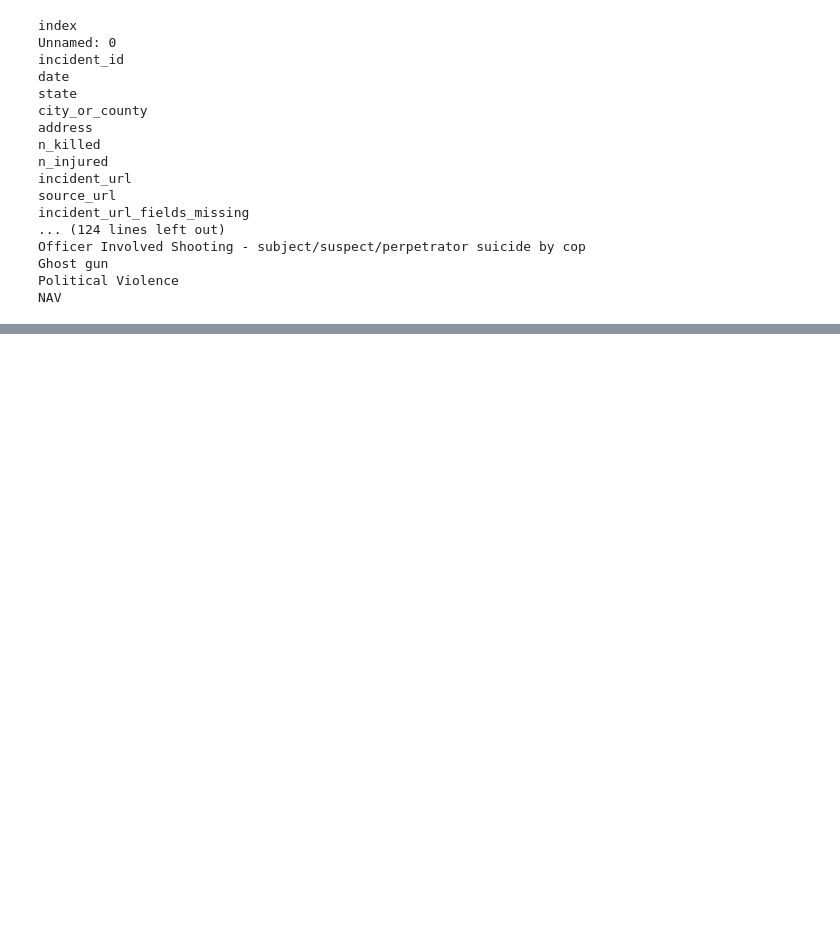
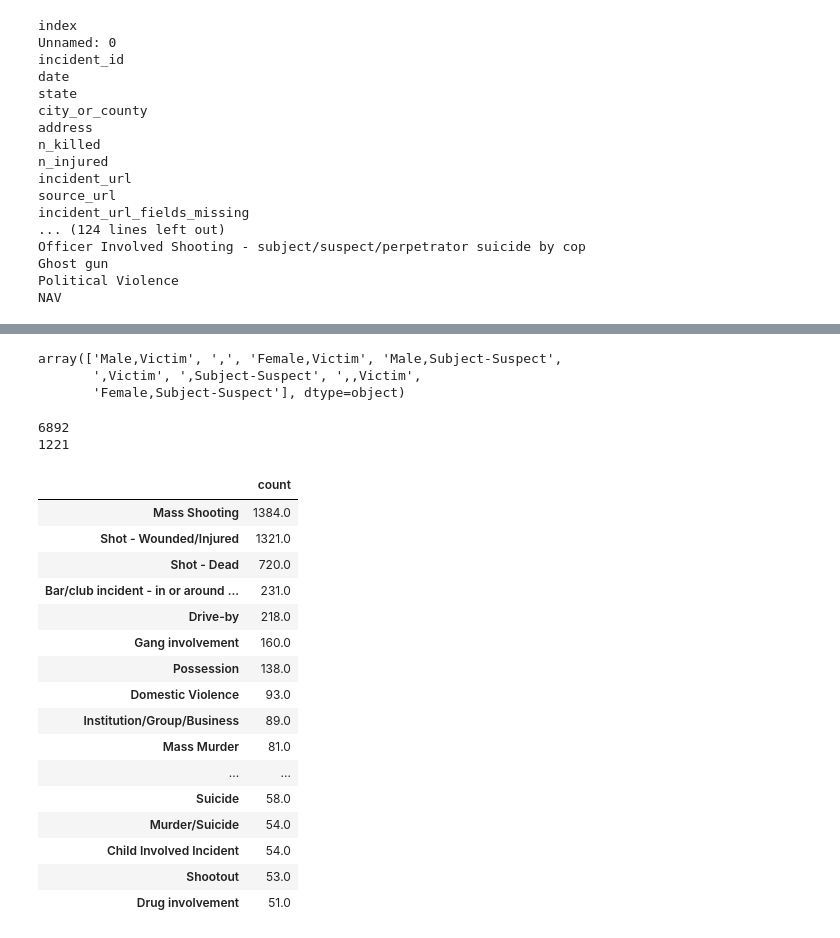
Before and after one commit to annabeck/Gun_Violence_E19, a Jupyter notebook: Descriptive_Stats_MS.ipynb, the cells around one changed output, grey strips where cells are left out. Cells and saved outputs as stored; diff of their text form; code cells hidden in the pictures; blank space fills up the shorter version.

```diff
--- a/Descriptive_Stats_MS.ipynb
+++ b/Descriptive_Stats_MS.ipynb
@@ -243,0 +208,6 @@ NAV
+# %%
+df_incidents = mass_shootings.iloc[:, list(range(31,139))]
+incidents = []
+
+for col in df_incidents.columns:
+    incidents.append(col)
@@ -243,0 +415,62 @@ NAV
+# %%
+stacked = combined.stack()
+stacked_df = pd.DataFrame(stacked)
+combinations = stacked_df.reset_index()
+stacked.unique()
+#combinations.groupby(0)[0].count()
+# %% [output]
+array(['Male,Victim', ',', 'Female,Victim', 'Male,Subject-Suspect',
+       ',Victim', ',Subject-Suspect', ',,Victim',
+       'Female,Subject-Suspect'], dtype=object)
+# %%
+# Function that separates the values in the cells with mamy victims
+
+def separate(df):
+    df=df.split("||")
+    df=[(x.split("::")) for x in df]
+    y = []
+    for  i in range (0, len(df)):
+        y.append(df[i][-1])
+    return(y)
+# %%
+# Counting males and females
+mass_shootings['participant_gender'] = mass_shootings['participant_gender'].fillna("0::Zero")
+mass_shootings['gender'] = mass_shootings['participant_gender'].apply(lambda x: separate(x))
+mass_shootings['Males'] = mass_shootings['gender'].apply(lambda x: x.count('Male'))
+mass_shootings['Females'] = mass_shootings['gender'].apply(lambda x: x.count('Female'))
+
+# Counting victims and subjects
+mass_shootings['participant_type'] = mass_shootings['participant_type'].fillna("0::Zero")
+mass_shootings['type'] = mass_shootings['participant_type'].apply(lambda x: separate(x))
+mass_shootings['Victims'] = mass_shootings['type'].apply(lambda x: x.count('Victim'))
+mass_shootings['Subject'] = mass_shootings['type'].apply(lambda x: x.count('Subject-Suspect'))
+# %%
+print(mass_shootings['Victims'].sum())
+print(mass_shootings['Subject'].sum())
+# %% [output]
+6892
+1221
+# %%
+char = pd.DataFrame(mass_shootings[incidents].sum())
+char.columns = ['count']
+char = char[char['count'] >= 50]
+# %%
+char.sort_values('count', ascending=False)
+# %% [output]
+|  | count |
+| Mass Shooting | 1384.0 |
+| Shot - Wounded/Injured | 1321.0 |
+| Shot - Dead | 720.0 |
+| Bar/club incident - in or around ... | 231.0 |
+| Drive-by | 218.0 |
+| Gang involvement | 160.0 |
+| Possession | 138.0 |
+| Domestic Violence | 93.0 |
+| Institution/Group/Business | 89.0 |
+| Mass Murder | 81.0 |
+| ... | ... |
+| Suicide | 58.0 |
+| Murder/Suicide | 54.0 |
+| Child Involved Incident | 54.0 |
+| Shootout | 53.0 |
+| Drug involvement | 51.0 |
```
Also changed, not shown: parts of 25 cells of this notebook, 3 other files.
